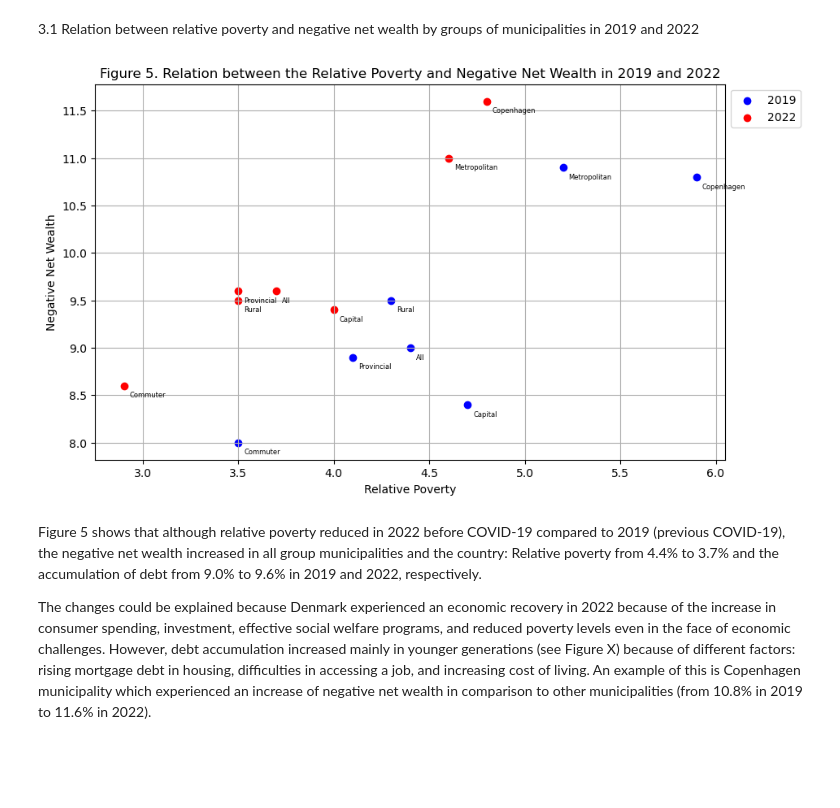
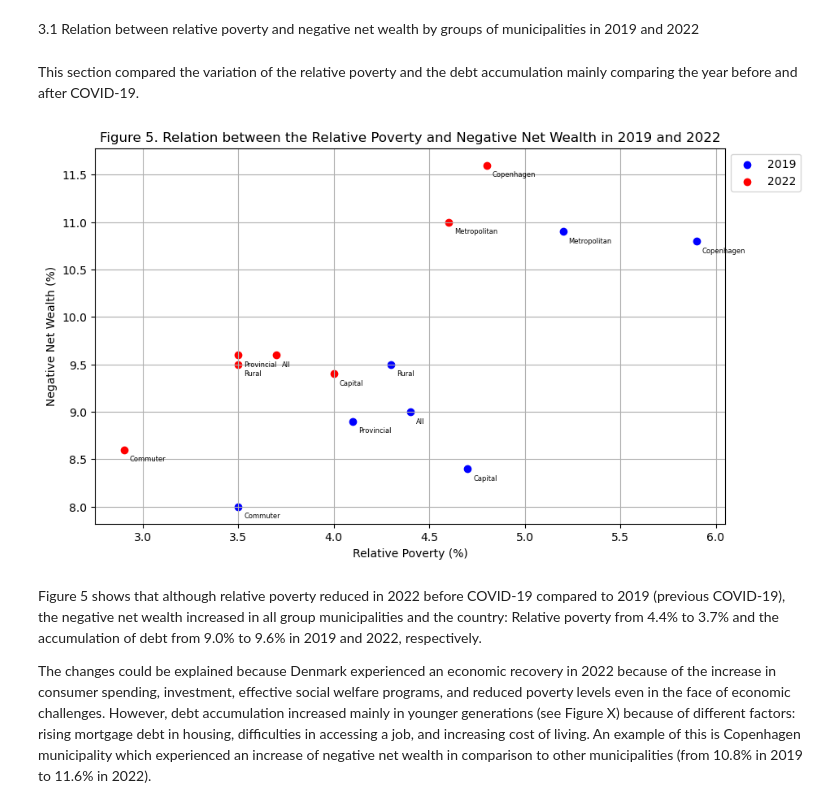
Before and after one commit to NumEconCopenhagen/projects-2024-petra-maritza-noah, a Jupyter notebook: dataproject/Maritza.ipynb, the cells around one changed output. Saved outputs shown, nothing was run; the diff lists cells and outputs as text; code cells hidden in the pictures; blank space fills up the shorter version.

Commit message:
New scatter nw vs rp

```diff
--- a/dataproject/Maritza.ipynb
+++ b/dataproject/Maritza.ipynb
@@ -274,4 +299,6 @@ merged_rp_long = pd.melt(merged_rp, id_vars=['location'], var_name='year', value
 #merged_rp_long
 # %% [markdown]
 3.1 Relation between relative poverty and negative net wealth by groups of municipalities in 2019 and 2022
+# %% [markdown]
+This section compared the variation of the relative poverty and the debt accumulation mainly comparing the year before and after COVID-19.
 # %%
@@ -299,44 +334,44 @@ merged_rp_nnw = pd.merge(rp, nnw, on=['location', 'year'])
 merged_rp_nnw.to_csv('rp_nnw_yrs.csv', index=False)
 #print(merged_rp_nnw)
 # %%
-#Ploting the relative poverty and negative net wealth for 2019 and 2022
+#Plotting the relative poverty and negative net wealth for 2019 and 2022
 
 rp_nnw = merged_rp_nnw
 rp_nnw_2019 = merged_rp_nnw[merged_rp_nnw['year'] == 2019]
 rp_nnw_2022 = merged_rp_nnw[merged_rp_nnw['year'] == 2022]
 
-# Extract variables for 2019
+# Extracting variables for 2019
 location_2019 = rp_nnw_2019['location']
 relative_poverty_2019 = rp_nnw_2019['relative_poverty']
 negative_net_wealth_2019 = rp_nnw_2019['negative_net_wealth']
 
-# Extract variables for 2022
+# Extracting variables for 2022
 location_2022 = rp_nnw_2022['location']
 relative_poverty_2022 = rp_nnw_2022['relative_poverty']
 negative_net_wealth_2022 = rp_nnw_2022['negative_net_wealth']
 
-# Plot scatter plot for 2019 (blue color)
+# Plotting scatter plot for 2019 (blue color)
 plt.figure(figsize=(10, 6))
 plt.scatter(relative_poverty_2019, negative_net_wealth_2019, color='blue', label='2019')
 
-# Plot scatter plot for 2022 (red color)
+# Plotting scatter plot for 2022 (red color)
 plt.scatter(relative_poverty_2022, negative_net_wealth_2022, color='red', label='2022')
 
 for i, txt in enumerate(location_2019):
     plt.annotate(txt.split()[0], (relative_poverty_2019.iloc[i], negative_net_wealth_2019.iloc[i]), fontsize=6, xytext=(5,-10), textcoords='offset points')
 
-# Annotate each point with the corresponding location for 2022
+# Annotating each point with the corresponding location for 2022
 for i, txt in enumerate(location_2022):
     plt.annotate(txt.split()[0], (relative_poverty_2022.iloc[i], negative_net_wealth_2022.iloc[i]), fontsize=6, xytext=(5,-10), textcoords='offset points')
 
 plt.grid(True)
 plt.title('Figure 5. Relation between the Relative Poverty and Negative Net Wealth in 2019 and 2022')
-plt.xlabel('Relative Poverty')
-plt.ylabel('Negative Net Wealth')
+plt.xlabel('Relative Poverty (%)')
+plt.ylabel('Negative Net Wealth (%)')
 plt.legend(loc='upper left', bbox_to_anchor=(1, 1))
 plt.show()
 # %% [output]
-[figure, old version]
+[figure, new version]
 # %% [markdown]
 Figure 5 shows that although relative poverty reduced in 2022 before COVID-19 compared to 2019 (previous COVID-19), the negative net wealth increased in all group municipalities and the country: Relative poverty from 4.4% to 3.7% and the accumulation of debt from 9.0% to 9.6% in 2019 and 2022, respectively.
 
```
Also changed, not shown: parts of 15 cells of this notebook, 2 other files.
